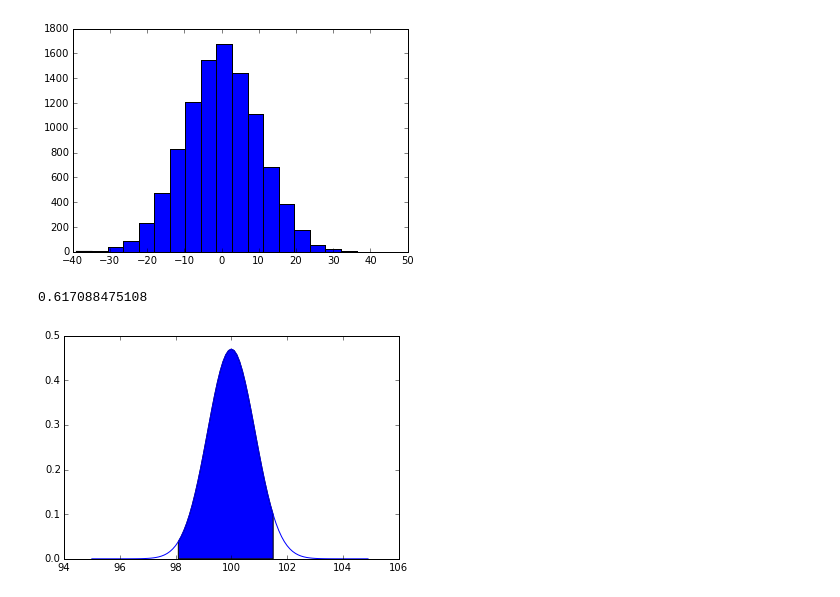
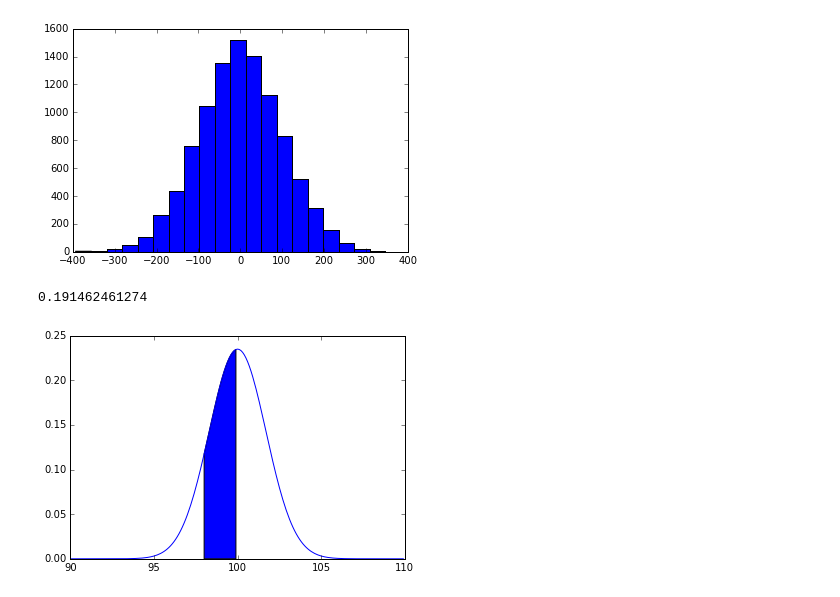
Before and after one commit to UCLA-Chem114/lab_notebooks, a Jupyter notebook: Different Examples.ipynb, the cells around one changed output. Drawn from its saved outputs; the diff is of its cells as text; code cells hidden in the pictures.

```diff
--- a/Different Examples.ipynb
+++ b/Different Examples.ipynb
@@ -15,25 +15,40 @@ from IPython.html import widgets
 from IPython.display import display, display_png, display_svg, clear_output
 from IPython.core.pylabtools import print_figure
 # %%
-@interact(x_0 =(-80,80,0.1), l = (200, 900, 1), M = (10,100,10), NA = (0.5, 2.0, 0.1), NoiseCenter = (-200, 200, 10), NoiseWidth = (0, 200, 10))
+@interact(x_0 =(-80,80,0.1),
+          l = (200, 900, 1),
+          M = (10,100,10),
+          NA = (0.5, 2.0, 0.1),
+          NoiseCenter = u'0',
+          NoiseWidth = u'100')
 def plot_NormDist(NoiseCenter = 0, NoiseWidth = 100):
+
+    NoiseCenter = np.float(NoiseCenter)
+    NoiseWidth = np.float(NoiseWidth)
 
     noise = np.random.normal(loc=NoiseCenter,scale=NoiseWidth,size=10000)
 
     hist(noise,20)
 # %% [output]
-[figure, old version]
+[figure, new version]
 # %%
-@interact(Center = (0, 200, 5), Spread = (0, 50, 1), Cutoff1 = (90,110,0.1), Cutoff2 = (90,110,0.1))
+#@interact(Center = (0, 200, 5), Spread = (0, 50, 1), Cutoff1 = (90,110,0.1), Cutoff2 = (90,110,0.1))
+#def plot_NormDist(Center = 100, Spread = 2, Cutoff1 = 98, Cutoff2 = 100):
+
+@interact(Center = u'100', Spread =u'2', Cutoff1 =u'98', Cutoff2 =u'100')
 def plot_NormDist(Center = 100, Spread = 2, Cutoff1 = 98, Cutoff2 = 100):
 
     step = 0.1
-    xdata = arange(95,105,step)
+    xdata = arange(90,110,step)
 
     #Center = 100.0
     #Cutoff1 = 100.0   # Must be less than Cutoff2 to work!
     #Cutoff2 = 103.0  # Must be greater than Cutoff1 to work!
     #Spread = 2.0
+    Cutoff2 = np.float(Cutoff2)
+    Cutoff1 = np.float(Cutoff1)
+    Spread = np.float(Spread)
+    Center = np.float(Center)
     percent = norm.cdf(Cutoff2,Center,Spread)-norm.cdf(Cutoff1,Center,Spread)
     Sigma = Spread/(2*sqrt(2*math.log(2)))
     fillfactorx = arange(Cutoff1,Cutoff2,step)
@@ -46,5 +61,5 @@ def plot_NormDist(Center = 100, Spread = 2, Cutoff1 = 98, Cutoff2 = 100):
 
     print percent
 # %% [output]
-0.617088475108
+0.191462461274
-[figure, old version]
+[figure, new version]
```
Also changed, not shown: 1 other file.
